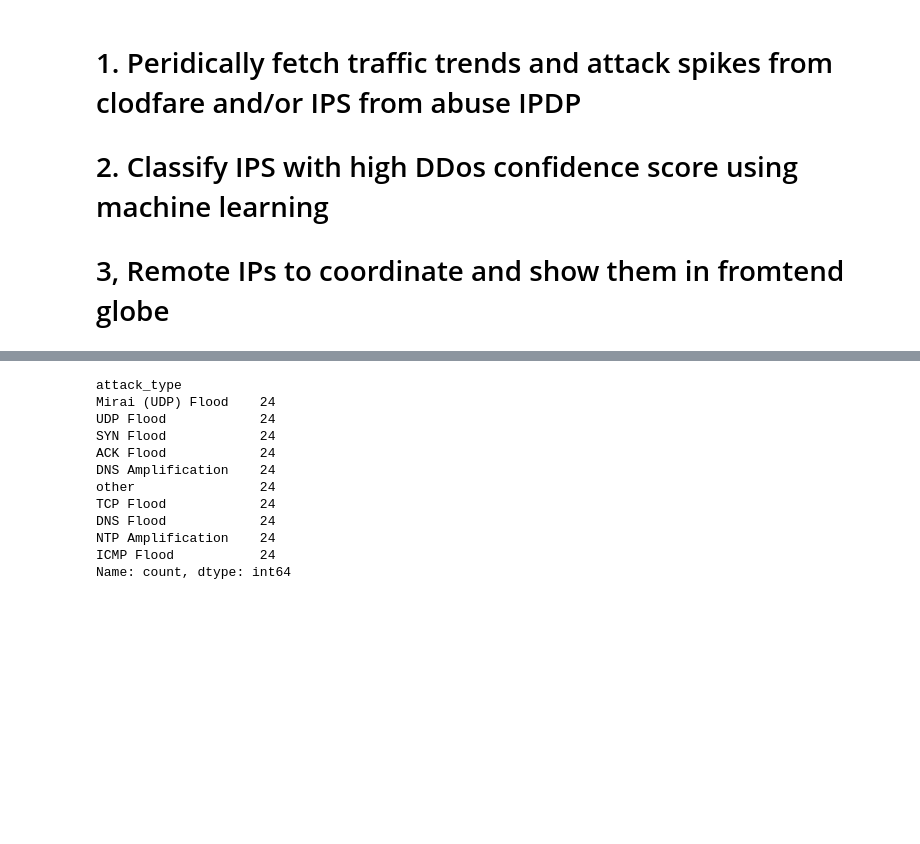
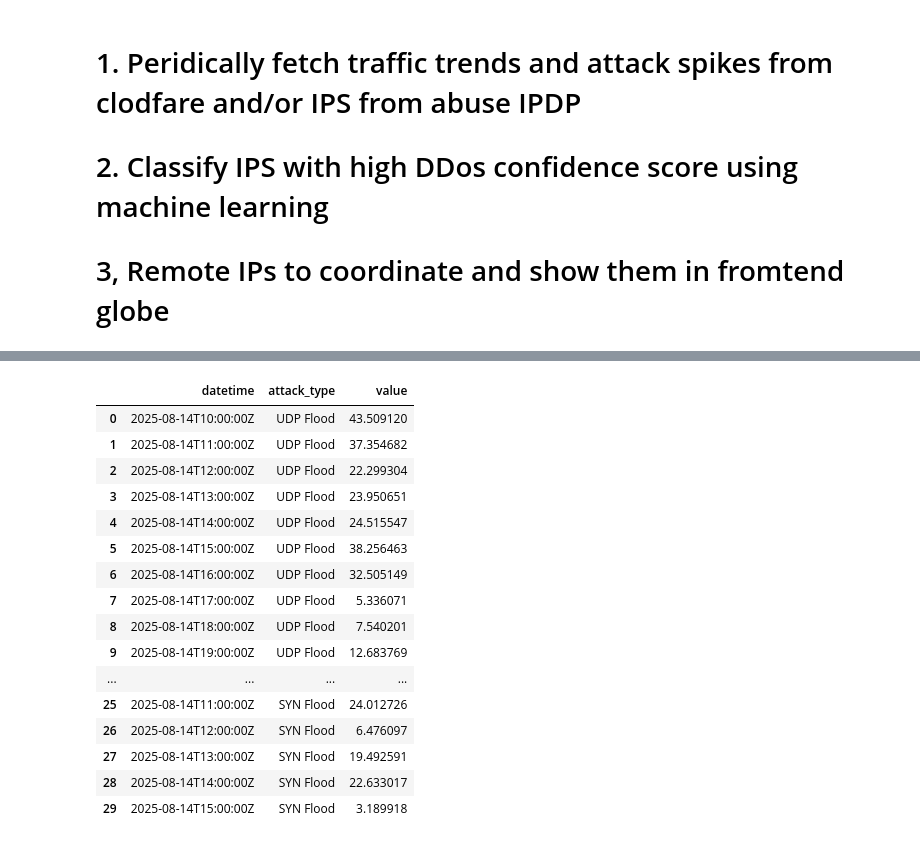
Before and after one commit to Sushil010/DDos_scrape, a Jupyter notebook: l7_l3.ipynb, the cells around one changed output, grey strips where cells are left out. Cells and saved outputs as stored; diff of their text form; code cells hidden in the pictures; blank space fills up the shorter version.

```diff
--- a/l7_l3.ipynb
+++ b/l7_l3.ipynb
@@ -71,18 +112,31 @@ df_ip.head(1)
 # %%
 import pandas as pd
 
-# 'df_vector' is the DataFrame you just printed
-timestamps = df_vector.loc['timestamps'].values[0]  # Extract timestamps
+def flatten_timeseries_group(data):
+    """
+    Flattens Cloudflare timeseries_groups JSON into a tidy DataFrame.
+    Expected structure: { 'serie_0': { 'timestamps': [...], 'series1': [...], ... }, 'meta': {...} }
+    """
+    if not data or "serie_0" not in data:
+        return pd.DataFrame()  # empty if structure is wrong
 
-# Convert to long format
-records = []
-for attack_type in df_vector.index:
-    if attack_type in ["timestamps", "dateRange", "confidenceInfo", "aggInterval", "normalization", "lastUpdated", "units", "meta"]:
-        continue
-    values = df_vector.loc[attack_type].values[0]
-    for t, v in zip(timestamps, values):
-        records.append({"datetime": t, "attack_type": attack_type, "value": v})
+    serie = data["serie_0"]
+    timestamps = serie.get("timestamps", [])
 
-df_long = pd.DataFrame(records)
-print(df_long)
+    rows = []
+    for attack_type, values in serie.items():
+        if attack_type == "timestamps":  # skip the timestamps key
+            continue
+        for i, value in enumerate(values):
+            rows.append({
+                "datetime": timestamps[i],
+                "attack_type": attack_type,
+                "value": float(value)
+            })
+
+    return pd.DataFrame(rows)
+
+# Example usage:
+df_vector_flat = flatten_timeseries_group(vector_data)
+print(df_vector_flat.head(10))
 # %% [output]
@@ -103,15 +154,20 @@ print(df_long)
 # %%
-df_long["attack_type"].value_counts()
+df_vector_flat.head(30)
 # %% [output]
-attack_type
-Mirai (UDP) Flood    24
-UDP Flood            24
-SYN Flood            24
-ACK Flood            24
-DNS Amplification    24
-other                24
-TCP Flood            24
-DNS Flood            24
-NTP Amplification    24
-ICMP Flood           24
-Name: count, dtype: int64
+|  | datetime | attack_type | value |
+| 0 | 2025-08-14T10:00:00Z | UDP Flood | 43.509120 |
+| 1 | 2025-08-14T11:00:00Z | UDP Flood | 37.354682 |
+| 2 | 2025-08-14T12:00:00Z | UDP Flood | 22.299304 |
+| 3 | 2025-08-14T13:00:00Z | UDP Flood | 23.950651 |
+| 4 | 2025-08-14T14:00:00Z | UDP Flood | 24.515547 |
+| 5 | 2025-08-14T15:00:00Z | UDP Flood | 38.256463 |
+| 6 | 2025-08-14T16:00:00Z | UDP Flood | 32.505149 |
+| 7 | 2025-08-14T17:00:00Z | UDP Flood | 5.336071 |
+| 8 | 2025-08-14T18:00:00Z | UDP Flood | 7.540201 |
+| 9 | 2025-08-14T19:00:00Z | UDP Flood | 12.683769 |
+| ... | ... | ... | ... |
+| 25 | 2025-08-14T11:00:00Z | SYN Flood | 24.012726 |
+| 26 | 2025-08-14T12:00:00Z | SYN Flood | 6.476097 |
+| 27 | 2025-08-14T13:00:00Z | SYN Flood | 19.492591 |
+| 28 | 2025-08-14T14:00:00Z | SYN Flood | 22.633017 |
+| 29 | 2025-08-14T15:00:00Z | SYN Flood | 3.189918 |
```
Also changed, not shown: parts of 7 cells of this notebook.
